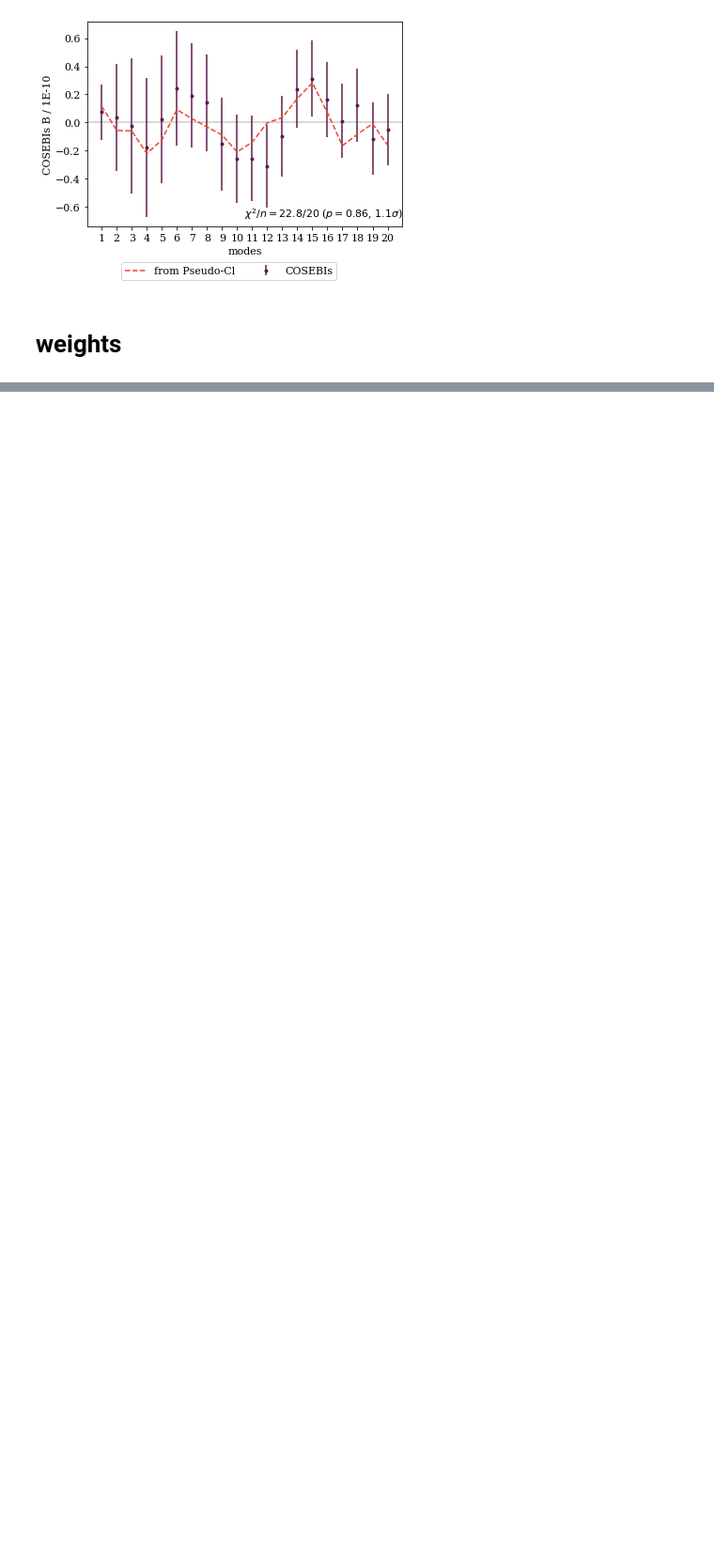
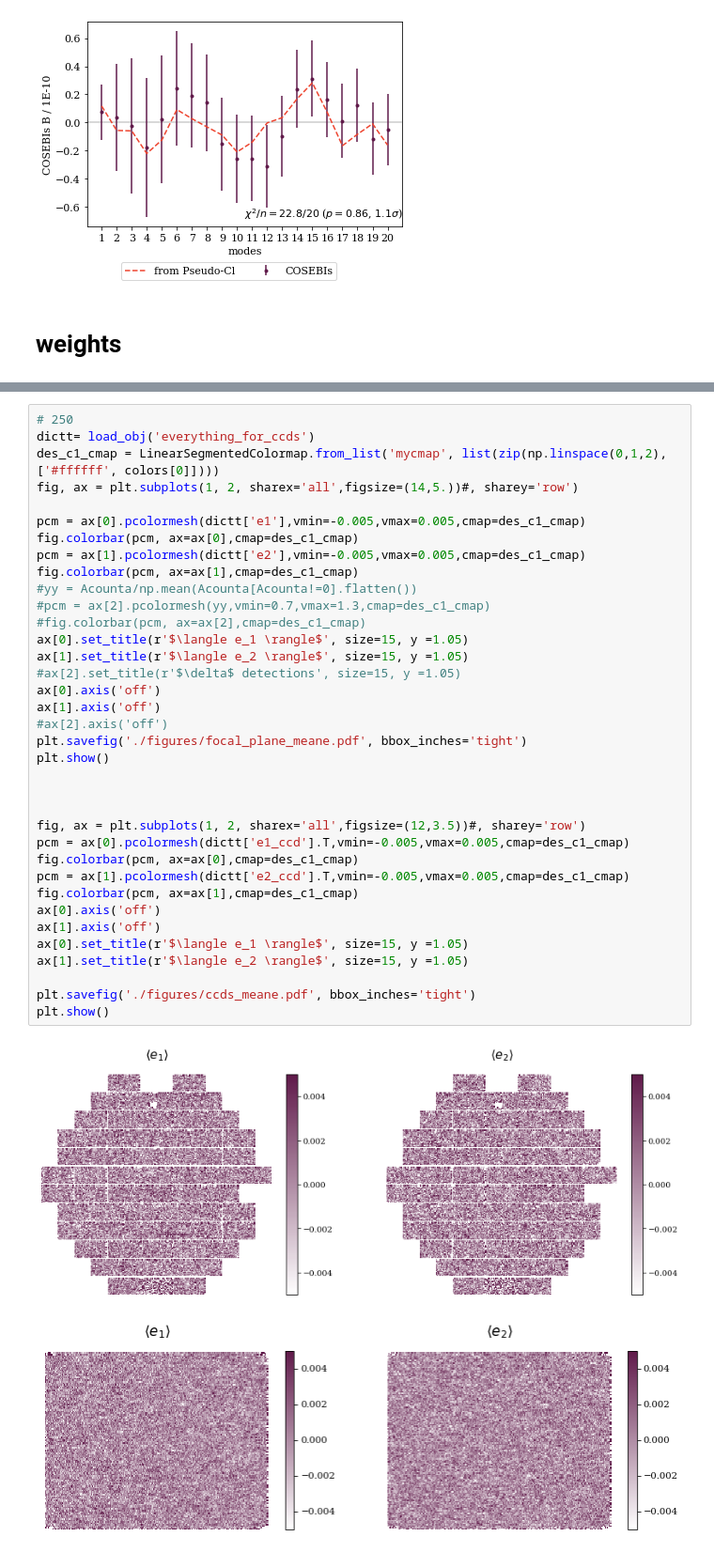
Before and after one commit to des-science/Y3_shearcat_tests, a Jupyter notebook: final_plots_paper/All_the_plots.ipynb, the cells around one changed output, grey strips where cells are left out. Shown at 94% size. Saved outputs shown, nothing was run; the diff lists cells and outputs as text; blank space fills up the shorter version.

```diff
--- a/final_plots_paper/All_the_plots.ipynb
+++ b/final_plots_paper/All_the_plots.ipynb
@@ -837,0 +842,39 @@ plt.savefig('./figures/weights.pdf', bbox_inches='tight')
+# %%
+# 250
+dictt= load_obj('everything_for_ccds')
+des_c1_cmap = LinearSegmentedColormap.from_list('mycmap', list(zip(np.linspace(0,1,2), ['#ffffff', colors[0]])))
+fig, ax = plt.subplots(1, 2, sharex='all',figsize=(14,5.))#, sharey='row')
+
+pcm = ax[0].pcolormesh(dictt['e1'],vmin=-0.005,vmax=0.005,cmap=des_c1_cmap)
+fig.colorbar(pcm, ax=ax[0],cmap=des_c1_cmap)
+pcm = ax[1].pcolormesh(dictt['e2'],vmin=-0.005,vmax=0.005,cmap=des_c1_cmap)
+fig.colorbar(pcm, ax=ax[1],cmap=des_c1_cmap)
+#yy = Acounta/np.mean(Acounta[Acounta!=0].flatten())
+#pcm = ax[2].pcolormesh(yy,vmin=0.7,vmax=1.3,cmap=des_c1_cmap)
+#fig.colorbar(pcm, ax=ax[2],cmap=des_c1_cmap)
+ax[0].set_title(r'$\langle e_1 \rangle$', size=15, y =1.05)
+ax[1].set_title(r'$\langle e_2 \rangle$', size=15, y =1.05)
+#ax[2].set_title(r'$\delta$ detections', size=15, y =1.05)
+ax[0].axis('off')
+ax[1].axis('off')
+#ax[2].axis('off')
+plt.savefig('./figures/focal_plane_meane.pdf', bbox_inches='tight')
+plt.show()
+
+
+
+fig, ax = plt.subplots(1, 2, sharex='all',figsize=(12,3.5))#, sharey='row')
+pcm = ax[0].pcolormesh(dictt['e1_ccd'].T,vmin=-0.005,vmax=0.005,cmap=des_c1_cmap)
+fig.colorbar(pcm, ax=ax[0],cmap=des_c1_cmap)
+pcm = ax[1].pcolormesh(dictt['e2_ccd'].T,vmin=-0.005,vmax=0.005,cmap=des_c1_cmap)
+fig.colorbar(pcm, ax=ax[1],cmap=des_c1_cmap)
+ax[0].axis('off')
+ax[1].axis('off')
+ax[0].set_title(r'$\langle e_1 \rangle$', size=15, y =1.05)
+ax[1].set_title(r'$\langle e_2 \rangle$', size=15, y =1.05)
+
+plt.savefig('./figures/ccds_meane.pdf', bbox_inches='tight')
+plt.show()
+# %% [output]
+[figure, added]
+[figure, added]
```
Also changed, not shown: parts of 4 cells of this notebook, 7 other files.
